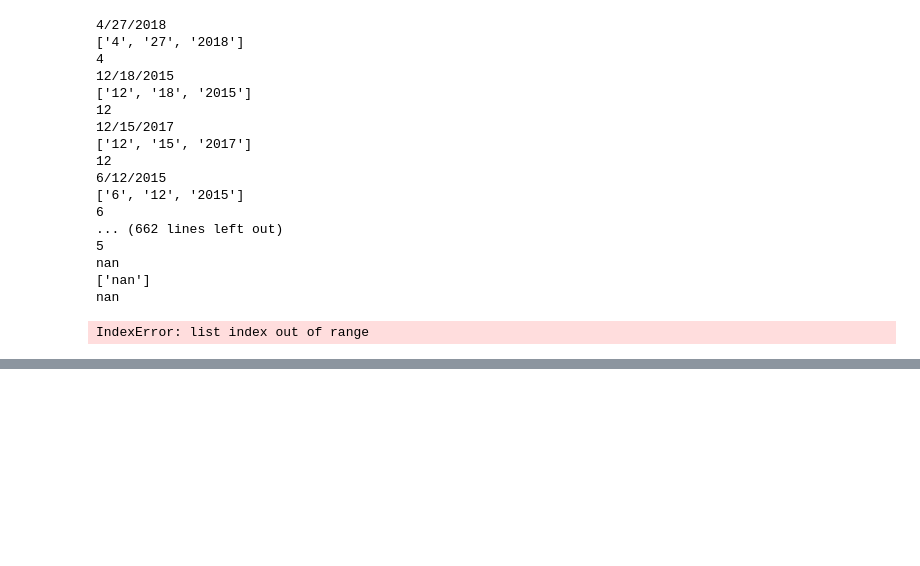
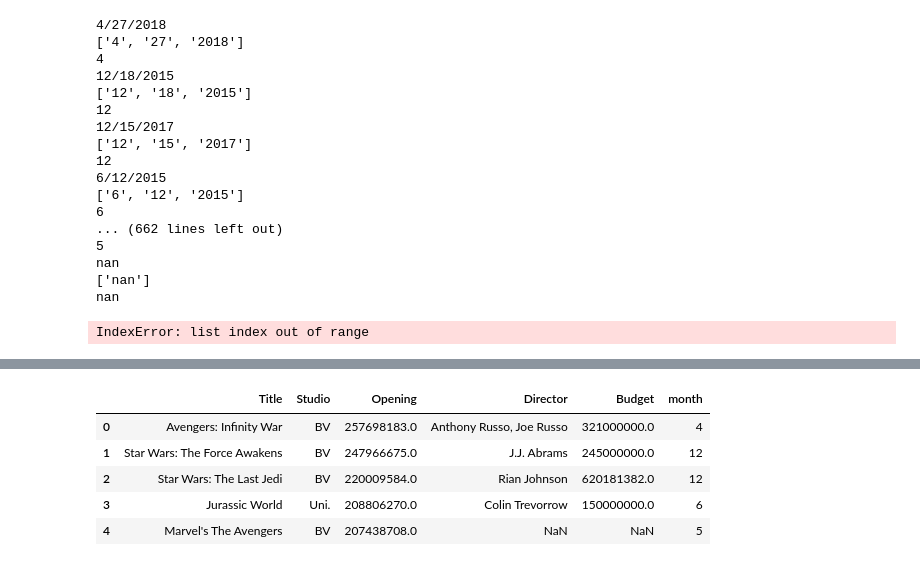
Before and after one commit to ddrossi93/Opening-Box-Office-Predictor, a Jupyter notebook: tester.ipynb, the cells around one changed output, grey strips where cells are left out. Saved outputs shown, nothing was run; the diff lists cells and outputs as text; code cells hidden in the pictures; blank space fills up the shorter version.

```diff
--- a/tester.ipynb
+++ b/tester.ipynb
@@ -237,2 +209,15 @@ weekend_box.tail()
 # %%
 weekend_box.to_csv('after_imdb.csv')
+# %%
+dataset = pd.read_csv('box_office_data.csv')
+# %%
+dataset = dataset[['Title', 'Studio', 'Opening', 'Director', 'Budget', 'month']]
+# %%
+dataset.head()
+# %% [output]
+|  | Title | Studio | Opening | Director | Budget | month |
+| 0 | Avengers: Infinity War | BV | 257698183.0 | Anthony Russo, Joe Russo | 321000000.0 | 4 |
+| 1 | Star Wars: The Force Awakens | BV | 247966675.0 | J.J. Abrams | 245000000.0 | 12 |
+| 2 | Star Wars: The Last Jedi | BV | 220009584.0 | Rian Johnson | 620181382.0 | 12 |
+| 3 | Jurassic World | Uni. | 208806270.0 | Colin Trevorrow | 150000000.0 | 6 |
+| 4 | Marvel's The Avengers | BV | 207438708.0 | NaN | NaN | 5 |
```
Also changed, not shown: parts of 15 cells of this notebook, 2 other files.
